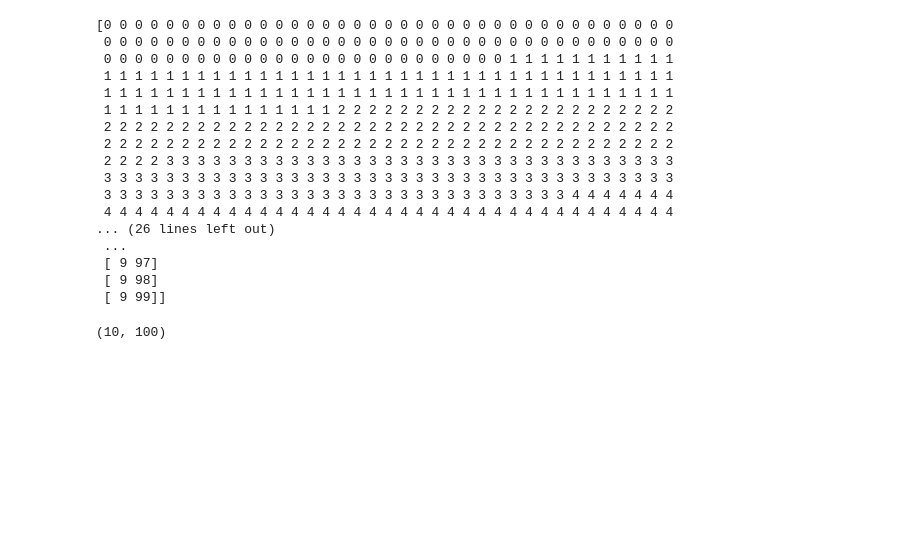
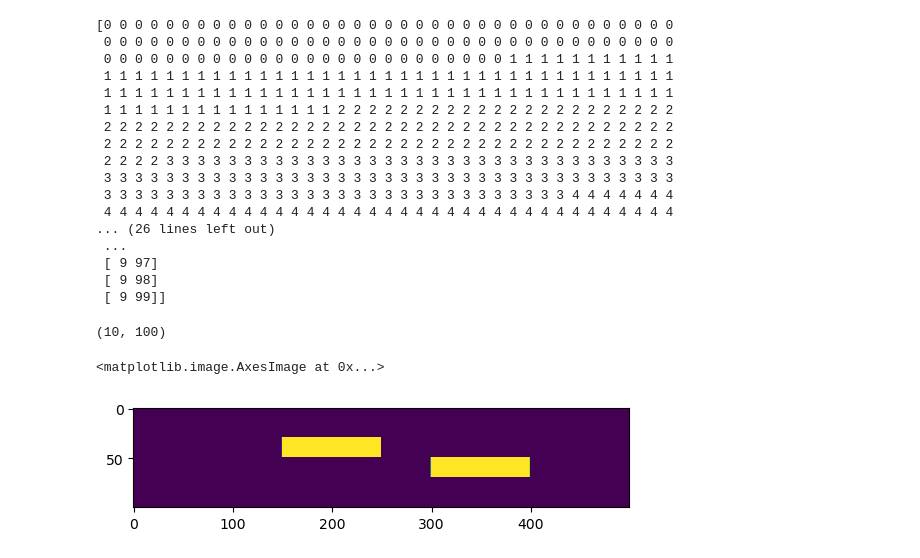
Before and after one commit to Aristle12/TuLIP, a Jupyter notebook: Untitled.ipynb, the cells around one changed output. Drawn from its saved outputs; the diff is of its cells as text; code cells hidden in the pictures; blank space fills up the shorter version.

```diff
--- a/Untitled.ipynb
+++ b/Untitled.ipynb
@@ -45,3 +94,26 @@ condition = np.array(condition)
 print(condition.shape)
 # %% [output]
 (10, 100)
+# %%
+a = 100
+b = 500
+
+T_field = np.zeros((a,b))
+
+a1_start = 30
+a1_end = 50
+a2_start = 50
+a2_end = 70
+
+b1_start = 150
+b1_end = 250
+b2_start = 300
+b2_end = 400
+
+T_field[a1_start:a1_end, b1_start:b1_end] = 1000
+T_field[a2_start:a2_end, b2_start:b2_end] = 1000
+
+plt.imshow(T_field)
+# %% [output]
+<matplotlib.image.AxesImage at 0x...>
+[figure, added]
```
Also changed, not shown: parts of 3 cells of this notebook, 1 other file.
